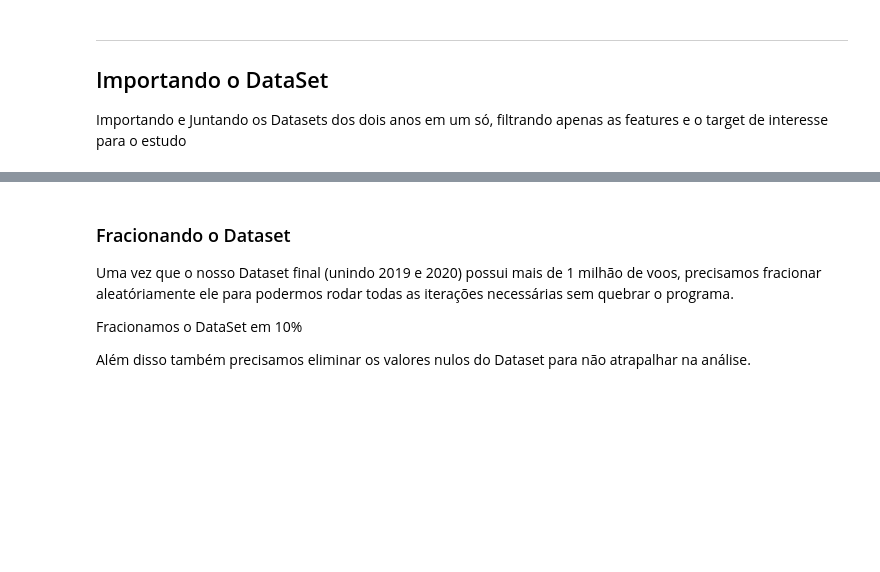
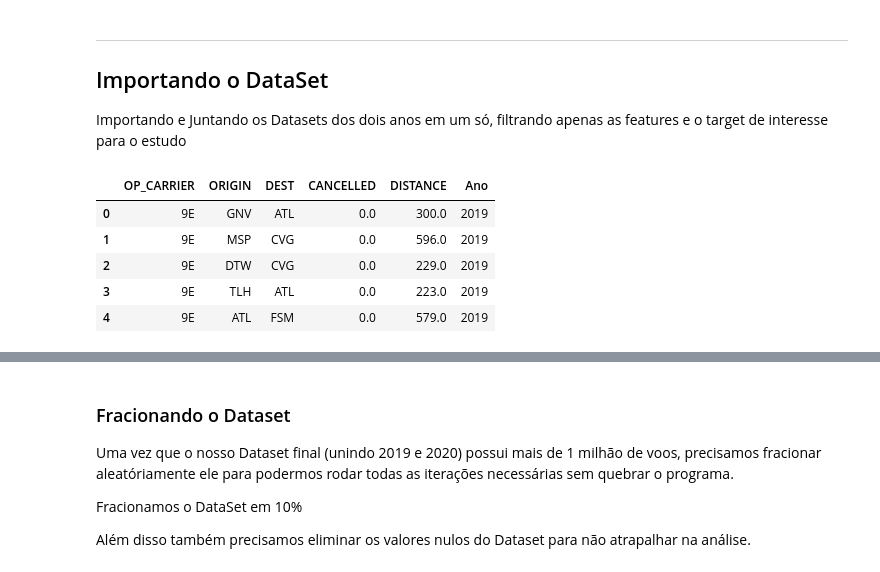
Before and after one commit to insper-classroom/22-2a-cd-p2-grupo_bexcamrefe, a Jupyter notebook: relatoriop2.ipynb, the cells around one changed output, grey strips where cells are left out. Saved outputs shown, nothing was run; the diff lists cells and outputs as text; code cells hidden in the pictures; blank space fills up the shorter version.

```diff
--- a/relatoriop2.ipynb
+++ b/relatoriop2.ipynb
@@ -89,10 +90,17 @@ Importando e Juntando os Datasets dos dois anos em um só, filtrando apenas as f
 # %%
 # FILTRANDO APENAS DADOS INTERESSANTES
 dados_2019 = pd.read_csv('Jan_2019_ontime.csv', sep=',')
 # manter: OP_CARRIER, ORIGIN, DESTINATION, CANCELLED, DIVERTED, DISTANCE
 Novos_dados_2019 = dados_2019.loc[:,['OP_CARRIER','ORIGIN', 'DEST','CANCELLED','DISTANCE']]
 Novos_dados_2019['Ano'] = 2019
-dados_2019.columns
+Novos_dados_2019.head(5)
+# %% [output]
+|  | OP_CARRIER | ORIGIN | DEST | CANCELLED | DISTANCE | Ano |
+| 0 | 9E | GNV | ATL | 0.0 | 300.0 | 2019 |
+| 1 | 9E | MSP | CVG | 0.0 | 596.0 | 2019 |
+| 2 | 9E | DTW | CVG | 0.0 | 229.0 | 2019 |
+| 3 | 9E | TLH | ATL | 0.0 | 223.0 | 2019 |
+| 4 | 9E | ATL | FSM | 0.0 | 579.0 | 2019 |
 # %%
 dados_2020 = pd.read_csv('Jan_2020_ontime.csv')
 # manter: OP_CARRIER, ORIGIN, DESTINATION, CANCELLED, DIVERTED, DISTANCE
```
Also changed, not shown: parts of 40 cells of this notebook, 2 other files.
